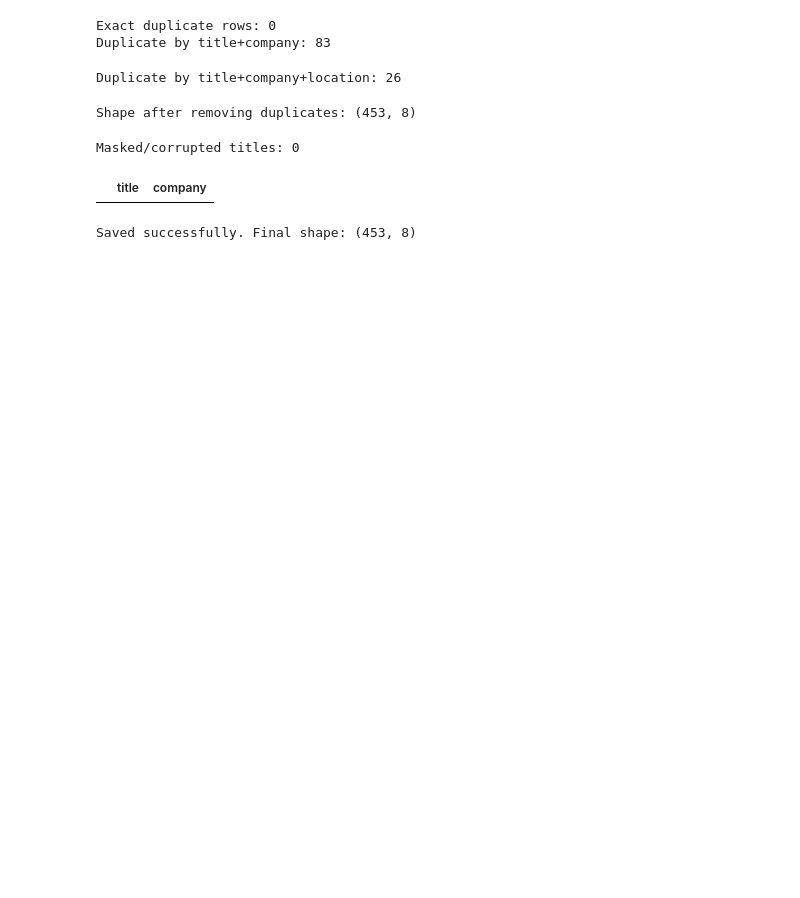
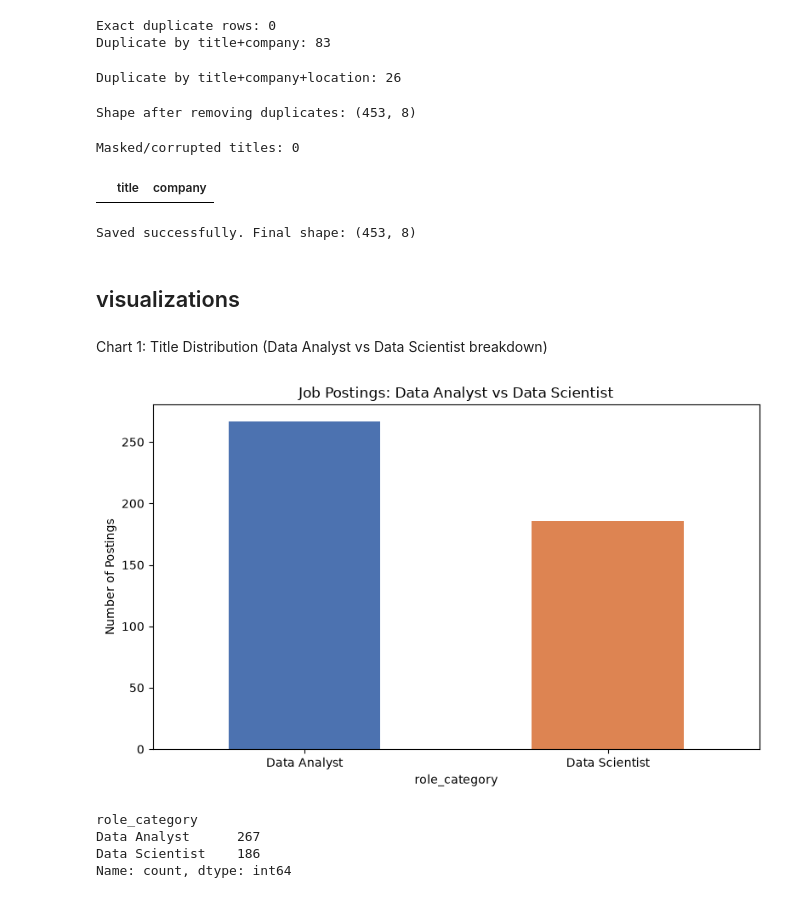
Before and after one commit to BhuvanJJ0055/skill-demand-analyzer, a Jupyter notebook: notebooks/01_data_exploration.ipynb, the cells around one changed output. Drawn from its saved outputs; the diff is of its cells as text; code cells hidden in the pictures; blank space fills up the shorter version.

```diff
--- a/notebooks/01_data_exploration.ipynb
+++ b/notebooks/01_data_exploration.ipynb
@@ -156,3 +156,38 @@ clean_df.to_csv('../data/processed/da_ds_cleaned.csv', index=False)
 print("Saved successfully. Final shape:", clean_df.shape)
 # %% [output]
 Saved successfully. Final shape: (453, 8)
+# %% [markdown]
+## visualizations
+# %% [markdown]
+Chart 1: Title Distribution (Data Analyst vs Data Scientist breakdown)
+# %%
+import matplotlib.pyplot as plt
+import seaborn as sns
+
+# Simplify titles into two main categories for a cleaner view
+def categorize_role(title):
+    title_lower = title.lower()
+    if 'data scientist' in title_lower:
+        return 'Data Scientist'
+    elif 'data analyst' in title_lower:
+        return 'Data Analyst'
+    else:
+        return 'Other'
+
+clean_df['role_category'] = clean_df['title'].apply(categorize_role)
+
+plt.figure(figsize=(8, 5))
+clean_df['role_category'].value_counts().plot(kind='bar', color=['#4C72B0', '#DD8452'])
+plt.title('Job Postings: Data Analyst vs Data Scientist')
+plt.ylabel('Number of Postings')
+plt.xticks(rotation=0)
+plt.tight_layout()
+plt.savefig('../notebooks/chart1_role_distribution.png')
+plt.show()
+clean_df['role_category'].value_counts()
+# %% [output]
+[figure, added]
+role_category
+Data Analyst      267
+Data Scientist    186
+Name: count, dtype: int64
```
Also changed, not shown: parts of 9 cells of this notebook, 6 other files.
